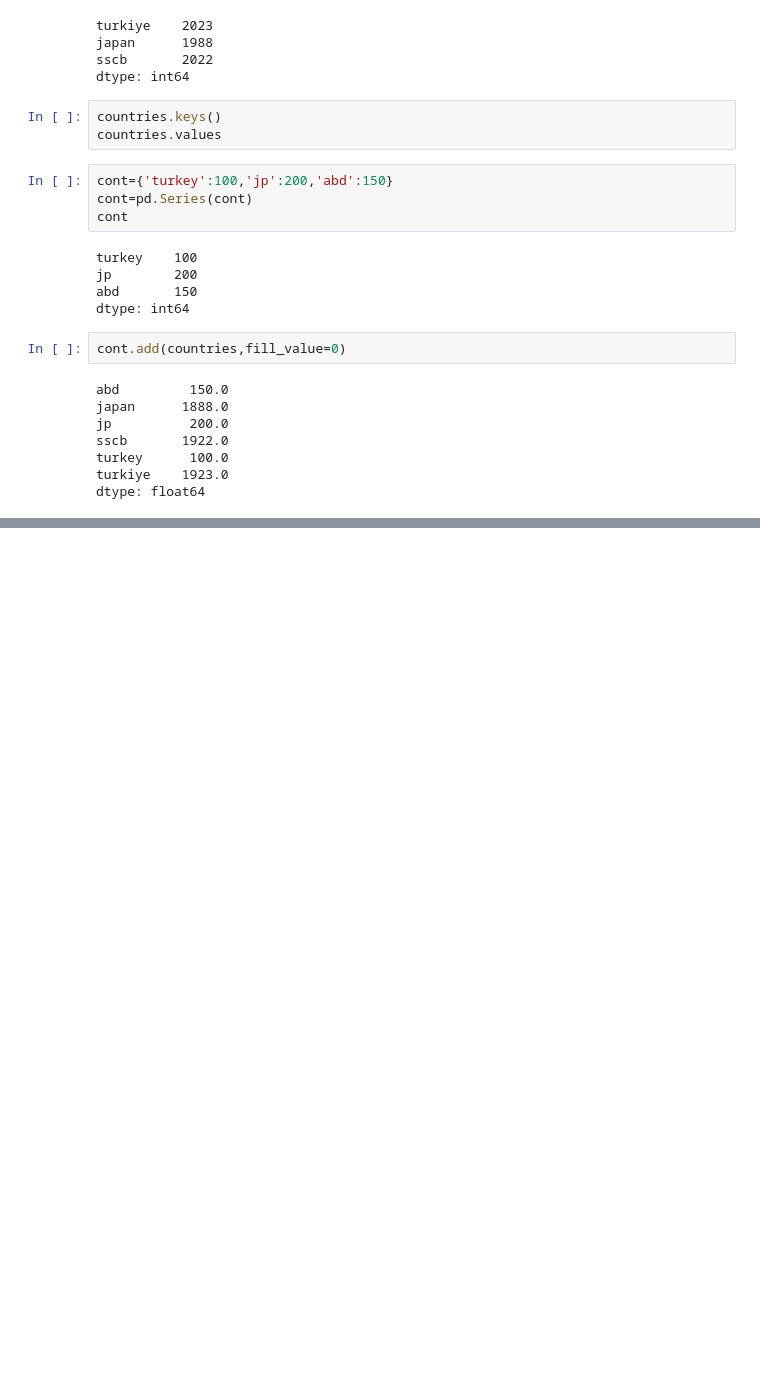
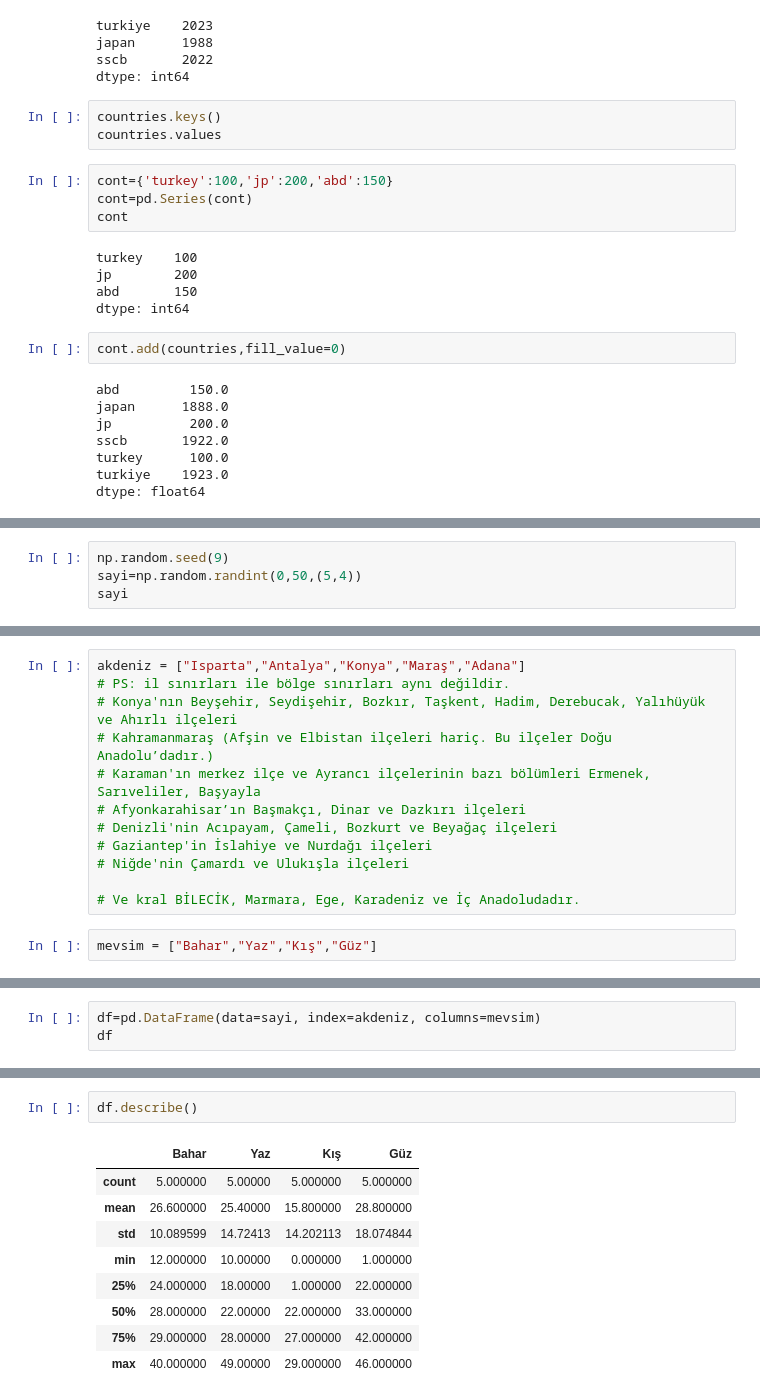
Before and after one commit to emrekandazoglu/py_ML, a Jupyter notebook: pandas/demo1.ipynb, the cells around one changed output, grey strips where cells are left out. Saved outputs shown, nothing was run; the diff lists cells and outputs as text; blank space fills up the shorter version.

```diff
--- a/pandas/demo1.ipynb
+++ b/pandas/demo1.ipynb
@@ -96,0 +117,4 @@ dtype: float64
+# %%
+np.random.seed(9)
+sayi=np.random.randint(0,50,(5,4))
+sayi
@@ -96,0 +127,14 @@ dtype: float64
+# %%
+akdeniz = ["Isparta","Antalya","Konya","Maraş","Adana"]
+# PS: il sınırları ile bölge sınırları aynı değildir.
+# Konya'nın Beyşehir, Seydişehir, Bozkır, Taşkent, Hadim, Derebucak, Yalıhüyük ve Ahırlı ilçeleri
+# Kahramanmaraş (Afşin ve Elbistan ilçeleri hariç. Bu ilçeler Doğu Anadolu’dadır.)
+# Karaman'ın merkez ilçe ve Ayrancı ilçelerinin bazı bölümleri Ermenek, Sarıveliler, Başyayla
+# Afyonkarahisar’ın Başmakçı, Dinar ve Dazkırı ilçeleri
+# Denizli'nin Acıpayam, Çameli, Bozkurt ve Beyağaç ilçeleri
+# Gaziantep'in İslahiye ve Nurdağı ilçeleri
+# Niğde'nin Çamardı ve Ulukışla ilçeleri
+
+# Ve kral BİLECİK, Marmara, Ege, Karadeniz ve İç Anadoludadır.
+# %%
+mevsim = ["Bahar","Yaz","Kış","Güz"]
@@ -96,0 +156,3 @@ dtype: float64
+# %%
+df=pd.DataFrame(data=sayi, index=akdeniz, columns=mevsim)
+df
@@ -96,0 +180,12 @@ dtype: float64
+# %%
+df.describe()
+# %% [output]
+|  | Bahar | Yaz | Kış | Güz |
+| count | 5.000000 | 5.00000 | 5.000000 | 5.000000 |
+| mean | 26.600000 | 25.40000 | 15.800000 | 28.800000 |
+| std | 10.089599 | 14.72413 | 14.202113 | 18.074844 |
+| min | 12.000000 | 10.00000 | 0.000000 | 1.000000 |
+| 25% | 24.000000 | 18.00000 | 1.000000 | 22.000000 |
+| 50% | 28.000000 | 22.00000 | 22.000000 | 33.000000 |
+| 75% | 29.000000 | 28.00000 | 27.000000 | 42.000000 |
+| max | 40.000000 | 49.00000 | 29.000000 | 46.000000 |
```
Also changed, not shown: parts of 6 cells of this notebook, 1 other file.
